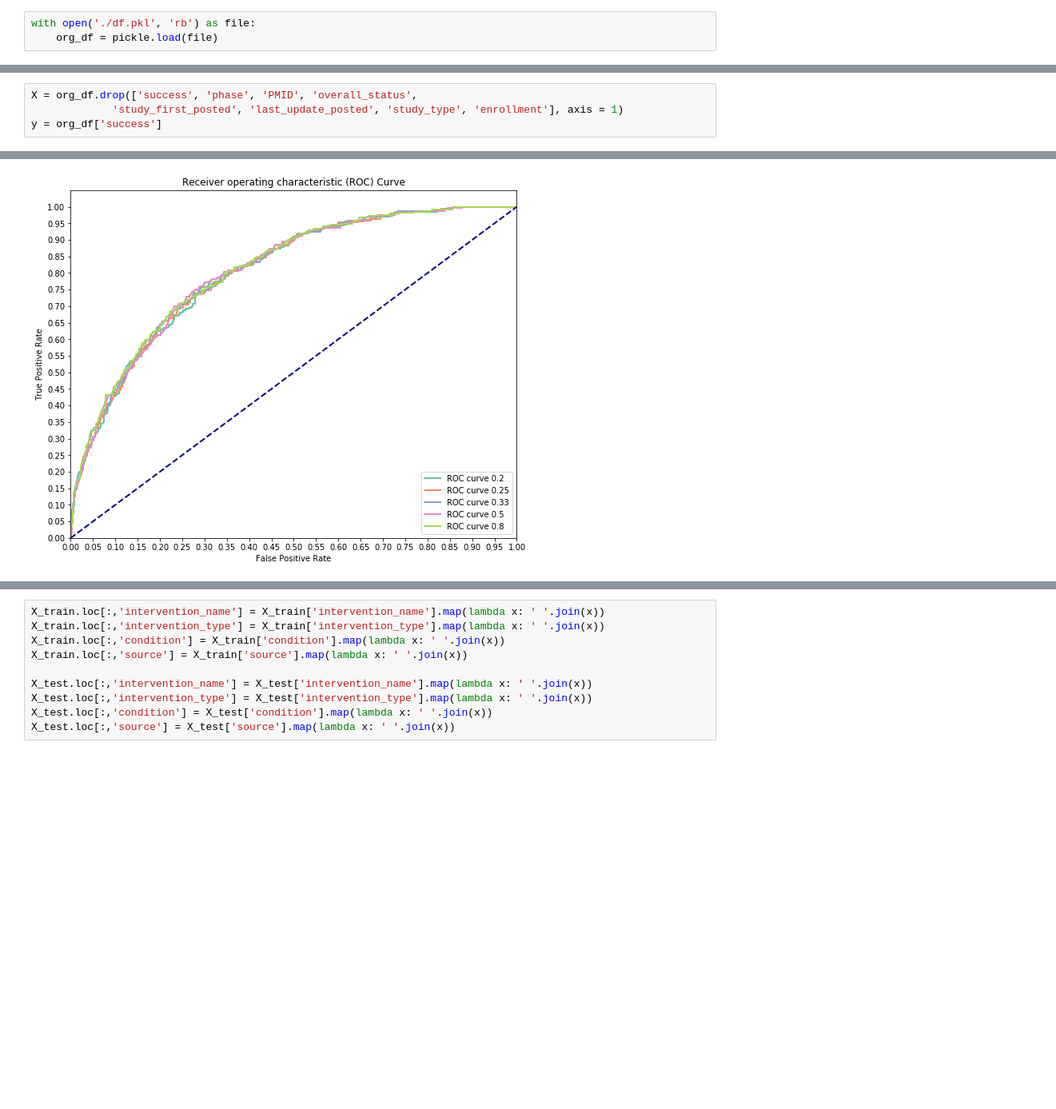
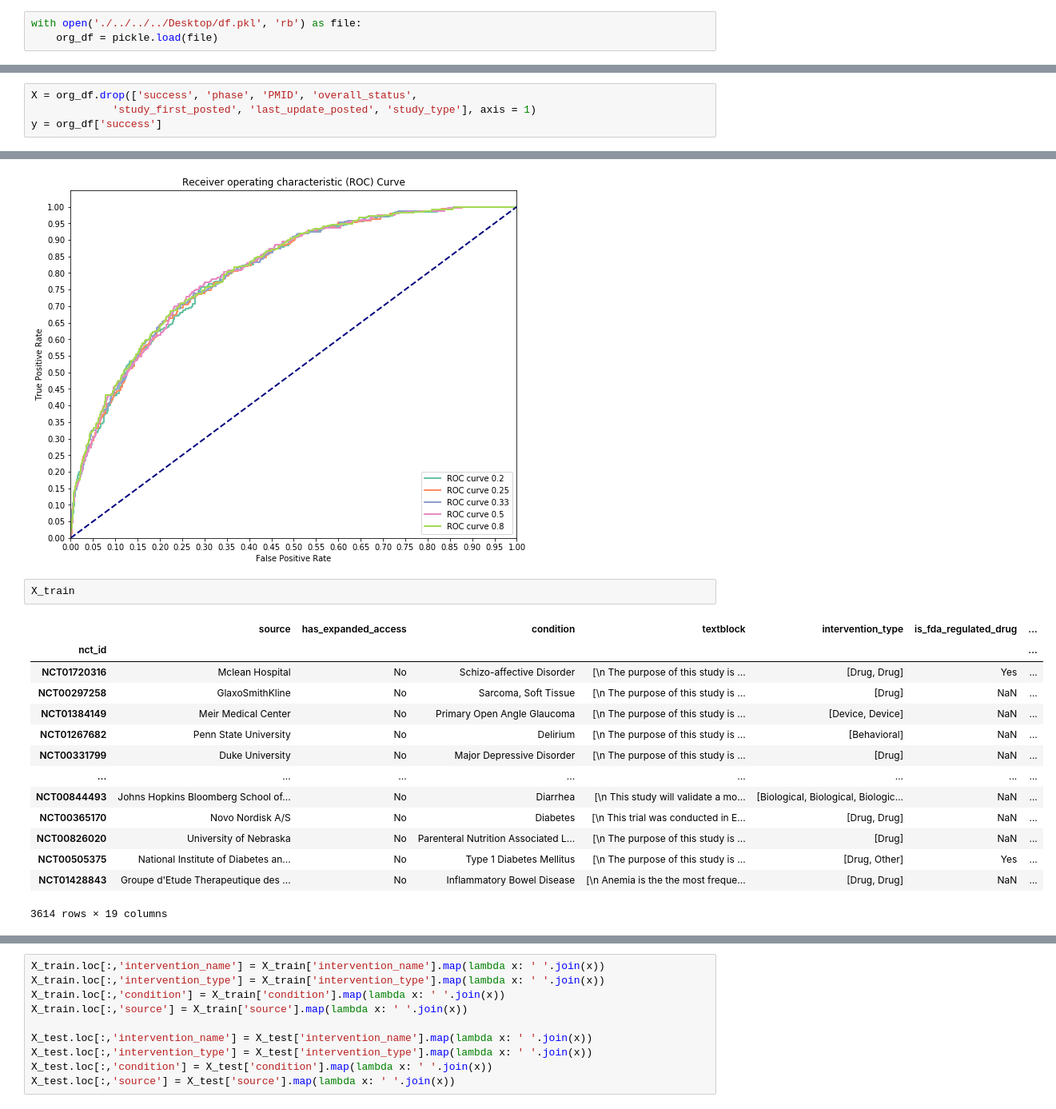
Before and after one commit to jefferyrosario/Capstone-Project, a Jupyter notebook: Capstone Notebook.ipynb, the cells around one changed output, grey strips where cells are left out. Shown: that part at 80% size. Drawn from its saved outputs; the diff is of its cells as text; blank space fills up the shorter version.

```diff
--- a/Capstone Notebook.ipynb
+++ b/Capstone Notebook.ipynb
@@ -487,7 +480,7 @@ Data columns (total 33 columns):
 dtypes: float64(1), object(32)
 memory usage: 92.0+ MB
 # %%
-with open('./df.pkl', 'rb') as file:
+with open('./../../../Desktop/df.pkl', 'rb') as file:
     org_df = pickle.load(file)
 # %% [markdown]
 These 4 columns have multiple data points. We will exclude them from the extractions for now.
@@ -618,7 +556,7 @@ See the caveats in the documentation: https://pandas.pydata.org/pandas-docs/stab
 Let's begin by splitting the dataset into it's training and testing set. We will also define the target variable. There are other columns that also need to be dropped.
 # %%
 X = org_df.drop(['success', 'phase', 'PMID', 'overall_status',
-             'study_first_posted', 'last_update_posted', 'study_type', 'enrollment'], axis = 1)
+             'study_first_posted', 'last_update_posted', 'study_type'], axis = 1)
 y = org_df['success']
 # %%
 X_train, X_test, y_train, y_test = train_test_split(X, y, test_size = 0.33, random_state = 26)
@@ -1332,6 +1249,23 @@ AUC for 0.25: 0.8035559840926303
 AUC for 0.8: 0.8092564008127492
 -------------------------------------------------------------------------------------
 [figure]
+# %%
+X_train
+# %% [output]
+|  | source | has_expanded_access | condition | textblock | intervention_type | is_fda_regulated_drug | ... |
+| nct_id |  |  |  |  |  |  | ... |
+| NCT01720316 | Mclean Hospital | No | Schizo-affective Disorder | [\n The purpose of this study is ... | [Drug, Drug] | Yes | ... |
+| NCT00297258 | GlaxoSmithKline | No | Sarcoma, Soft Tissue | [\n The purpose of this study is ... | [Drug] | NaN | ... |
+| NCT01384149 | Meir Medical Center | No | Primary Open Angle Glaucoma | [\n The purpose of this study is ... | [Device, Device] | NaN | ... |
+| NCT01267682 | Penn State University | No | Delirium | [\n The purpose of this study is ... | [Behavioral] | NaN | ... |
+| NCT00331799 | Duke University | No | Major Depressive Disorder | [\n The purpose of this study is ... | [Drug] | NaN | ... |
+| ... | ... | ... | ... | ... | ... | ... | ... |
+| NCT00844493 | Johns Hopkins Bloomberg School of... | No | Diarrhea | [\n This study will validate a mo... | [Biological, Biological, Biologic... | NaN | ... |
+| NCT00365170 | Novo Nordisk A/S | No | Diabetes | [\n This trial was conducted in E... | [Drug, Drug] | NaN | ... |
+| NCT00826020 | University of Nebraska | No | Parenteral Nutrition Associated L... | [\n The purpose of this study is ... | [Drug] | NaN | ... |
+| NCT00505375 | National Institute of Diabetes an... | No | Type 1 Diabetes Mellitus | [\n The purpose of this study is ... | [Drug, Other] | Yes | ... |
+| NCT01428843 | Groupe d'Etude Therapeutique des ... | No | Inflammatory Bowel Disease | [\n Anemia is the the most freque... | [Drug, Drug] | NaN | ... |
+3614 rows × 19 columns
 # %%
 def split_words_col(df, y):
     cols = ['source','condition', 'PMID_tokens']
```
Also changed, not shown: parts of 32 cells of this notebook, 2 other files.
